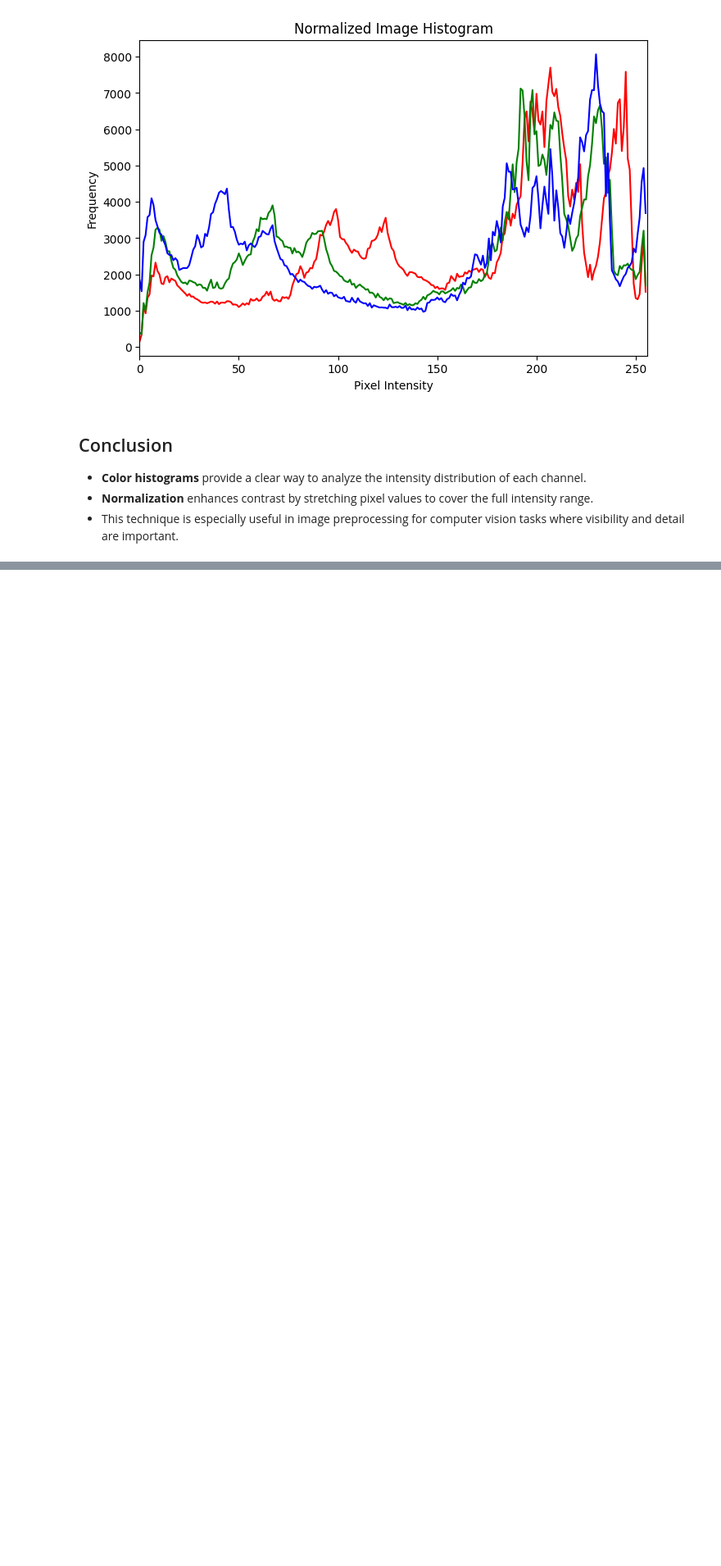
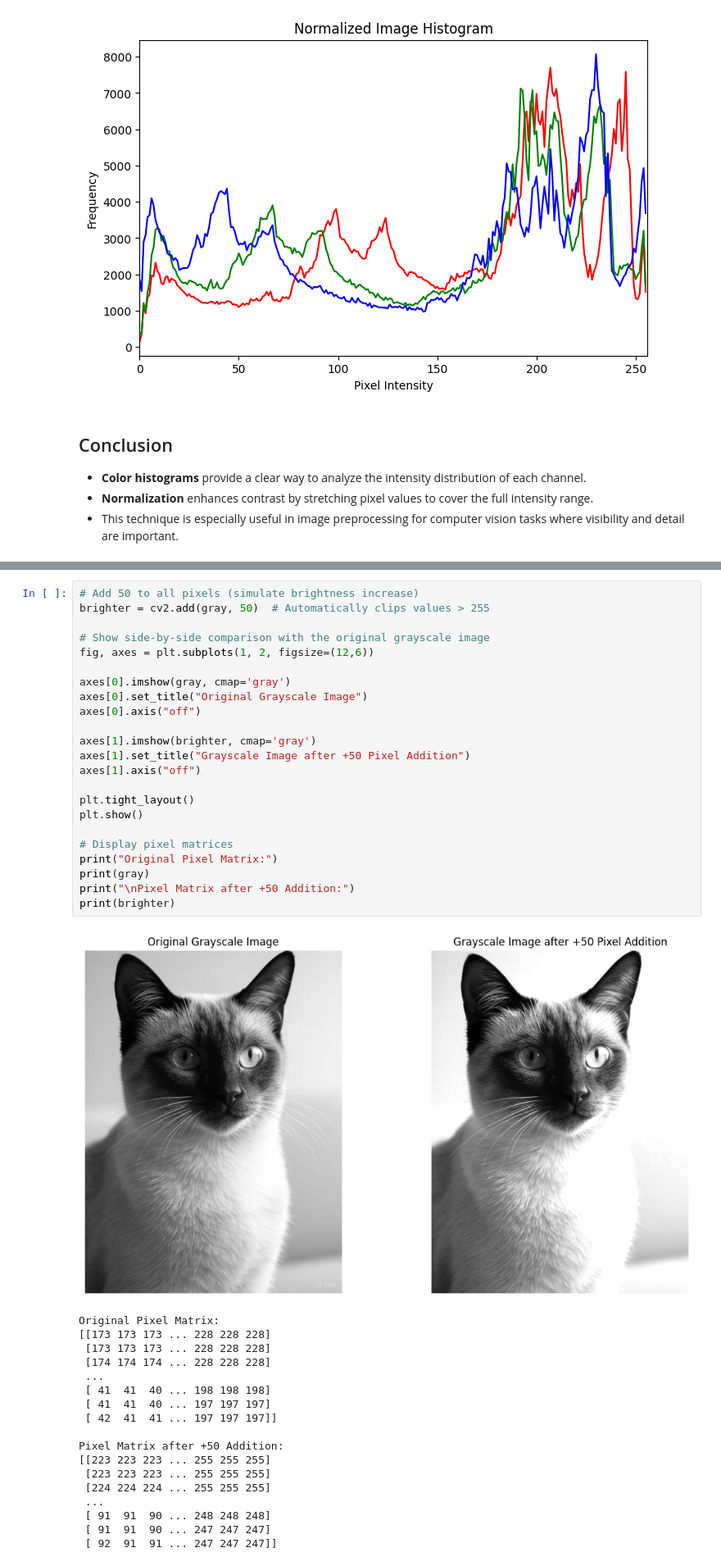
Before and after one commit to notyouriiz/Image_Processing, a Jupyter notebook: Color Histograms/HistogramNormalization.ipynb, the cells around one changed output, grey strips where cells are left out. Shown at 82% size. Saved outputs shown, nothing was run; the diff lists cells and outputs as text; blank space fills up the shorter version.

```diff
--- a/Color Histograms/HistogramNormalization.ipynb
+++ b/Color Histograms/HistogramNormalization.ipynb
@@ -142,0 +178,42 @@ plt.show()
+# %%
+# Add 50 to all pixels (simulate brightness increase)
+brighter = cv2.add(gray, 50)  # Automatically clips values > 255
+
+# Show side-by-side comparison with the original grayscale image
+fig, axes = plt.subplots(1, 2, figsize=(12,6))
+
+axes[0].imshow(gray, cmap='gray')
+axes[0].set_title("Original Grayscale Image")
+axes[0].axis("off")
+
+axes[1].imshow(brighter, cmap='gray')
+axes[1].set_title("Grayscale Image after +50 Pixel Addition")
+axes[1].axis("off")
+
+plt.tight_layout()
+plt.show()
+
+# Display pixel matrices
+print("Original Pixel Matrix:")
+print(gray)
+print("\nPixel Matrix after +50 Addition:")
+print(brighter)
+# %% [output]
+[figure, added]
+Original Pixel Matrix:
+[[173 173 173 ... 228 228 228]
+ [173 173 173 ... 228 228 228]
+ [174 174 174 ... 228 228 228]
+ ...
+ [ 41  41  40 ... 198 198 198]
+ [ 41  41  40 ... 197 197 197]
+ [ 42  41  41 ... 197 197 197]]
+
+Pixel Matrix after +50 Addition:
+[[223 223 223 ... 255 255 255]
+ [223 223 223 ... 255 255 255]
+ [224 224 224 ... 255 255 255]
+ ...
+ [ 91  91  90 ... 248 248 248]
+ [ 91  91  90 ... 247 247 247]
+ [ 92  91  91 ... 247 247 247]]
```
Also changed, not shown: parts of 9 cells of this notebook, 2 other files.
